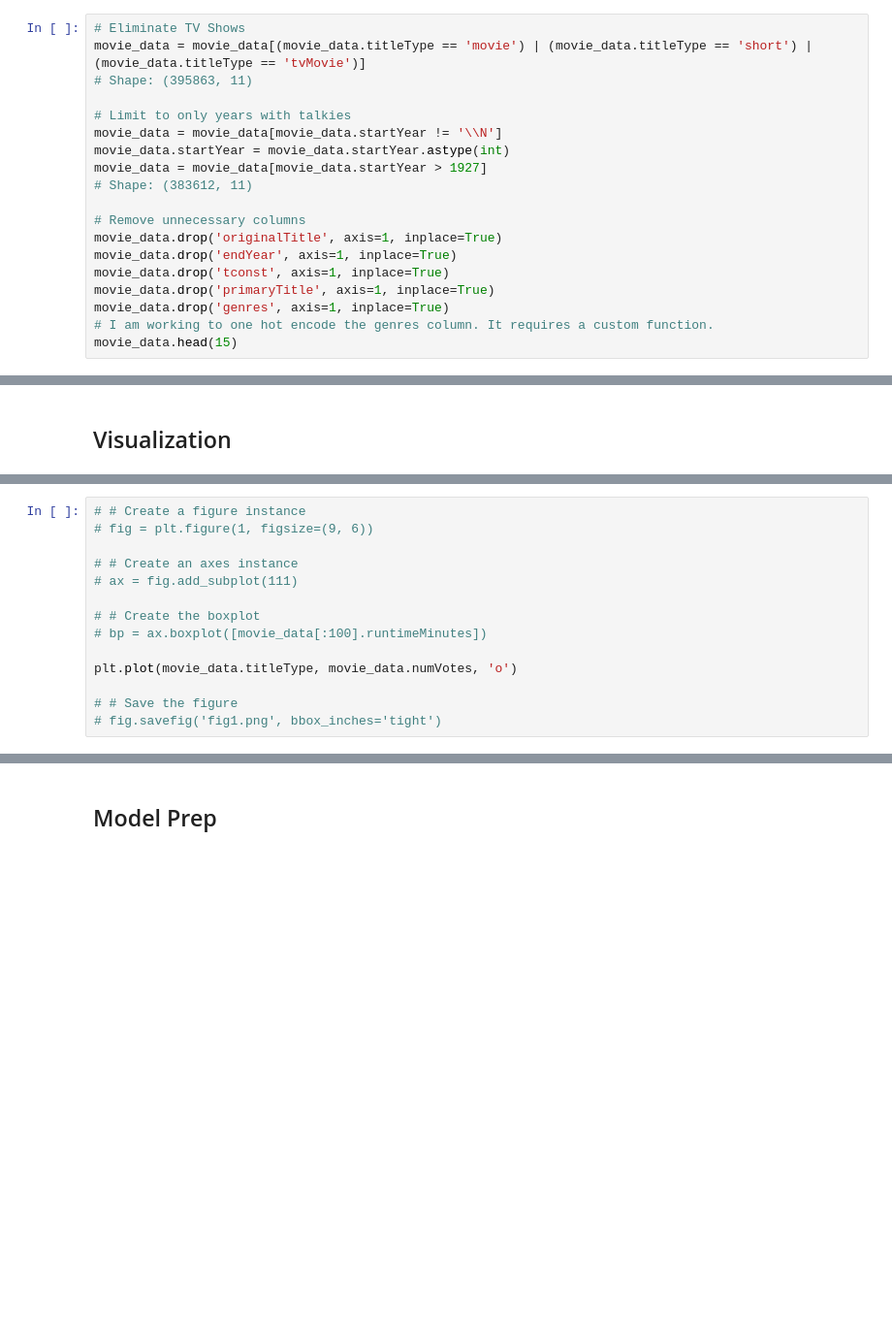
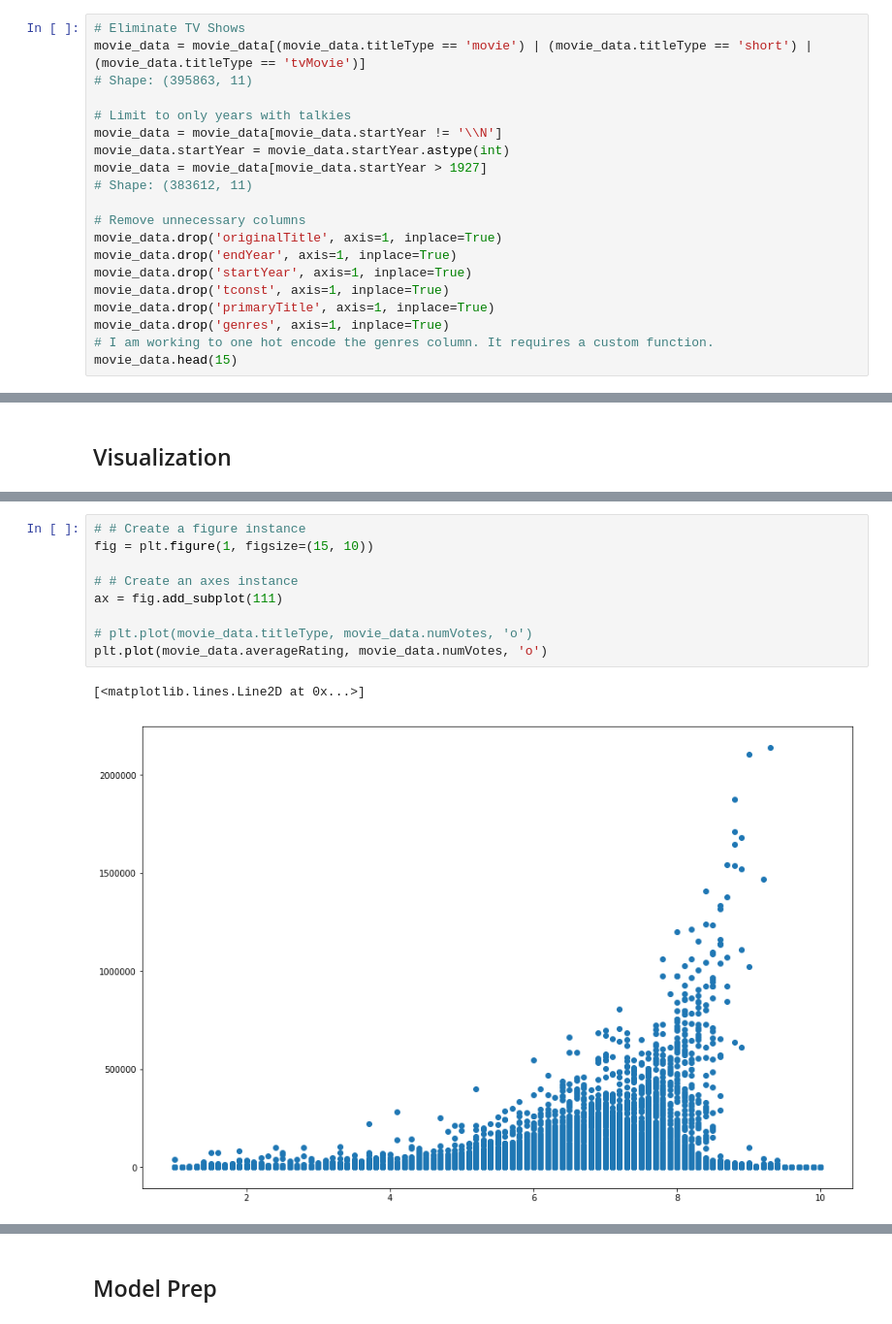
Before and after one commit to 1Strategy/ml-immersion, a Jupyter notebook: movies/movies_logistic_regression.ipynb, the cells around one changed output, grey strips where cells are left out. Shown: that part at 97% size. Saved outputs shown, nothing was run; the diff lists cells and outputs as text; blank space fills up the shorter version.

```diff
--- a/movies/movies_logistic_regression.ipynb
+++ b/movies/movies_logistic_regression.ipynb
@@ -67,6 +89,7 @@ movie_data = movie_data[movie_data.startYear > 1927]
 # Remove unnecessary columns
 movie_data.drop('originalTitle', axis=1, inplace=True)
 movie_data.drop('endYear', axis=1, inplace=True)
+movie_data.drop('startYear', axis=1, inplace=True)
 movie_data.drop('tconst', axis=1, inplace=True)
 movie_data.drop('primaryTitle', axis=1, inplace=True)
 movie_data.drop('genres', axis=1, inplace=True)
@@ -87,14 +149,12 @@ movie_data.isna().sum()
 # %%
 # # Create a figure instance
-# fig = plt.figure(1, figsize=(9, 6))
+fig = plt.figure(1, figsize=(15, 10))
 
 # # Create an axes instance
-# ax = fig.add_subplot(111)
+ax = fig.add_subplot(111)
 
-# # Create the boxplot
-# bp = ax.boxplot([movie_data[:100].runtimeMinutes])
-
-plt.plot(movie_data.titleType, movie_data.numVotes, 'o')
-
-# # Save the figure
-# fig.savefig('fig1.png', bbox_inches='tight')
+# plt.plot(movie_data.titleType, movie_data.numVotes, 'o')
+plt.plot(movie_data.averageRating, movie_data.numVotes, 'o')
+# %% [output]
+[<matplotlib.lines.Line2D at 0x...>]
+[figure, added]
```
Also changed, not shown: parts of 30 cells of this notebook.
